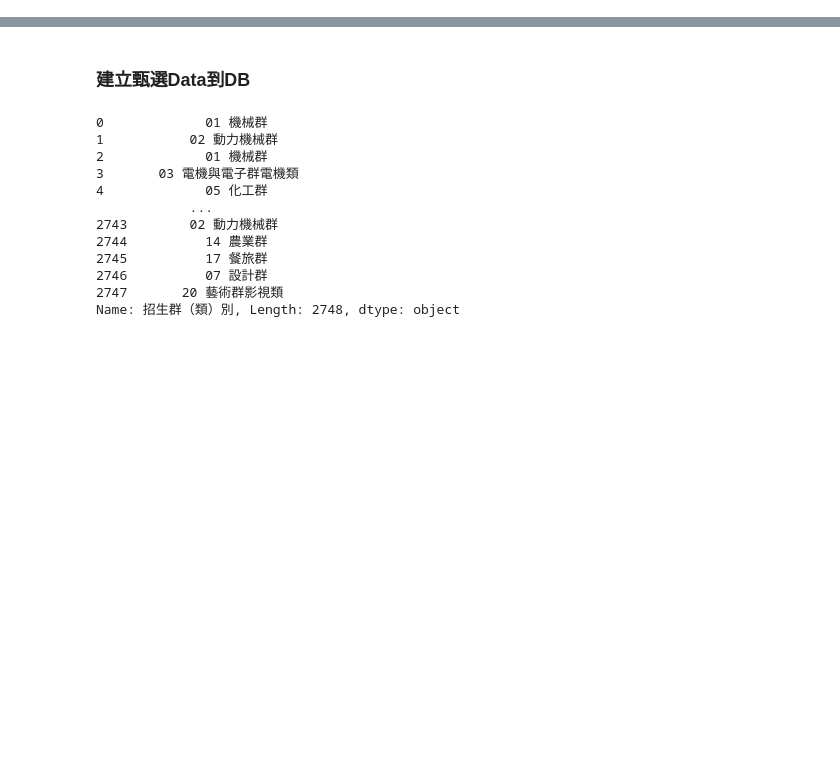
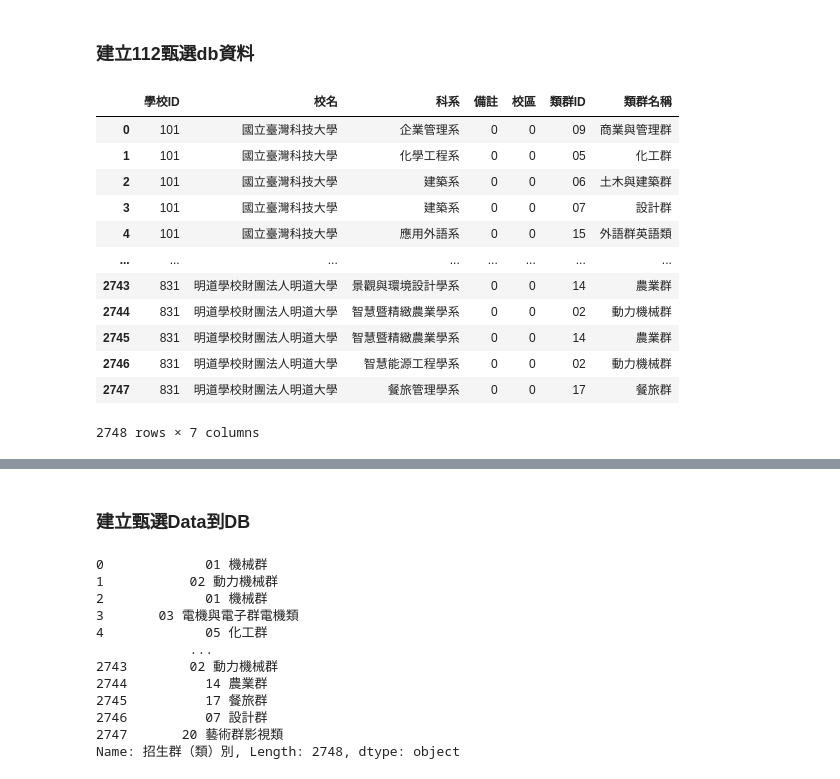
Before and after one commit to ziyuan1135/vocational_project, a Jupyter notebook: recommendation_Adm.ipynb, the cells around one changed output, grey strips where cells are left out. Drawn from its saved outputs; the diff is of its cells as text; code cells hidden in the pictures; blank space fills up the shorter version.

```diff
--- a/recommendation_Adm.ipynb
+++ b/recommendation_Adm.ipynb
@@ -4,0 +41,20 @@ import mysql.connector
+# %% [markdown]
+### 建立112甄選db資料
+# %%
+dfSchool = pd.read_excel("./文件集/學校統整v4.xlsx", dtype=str)
+dfRec = pd.read_excel('./文件集/112四技二專甄選_一般組v2.xlsx', dtype=str)
+dfRec
+# %% [output]
+|  | 學校ID | 校名 | 科系 | 備註 | 校區 | 類群ID | 類群名稱 |
+| 0 | 101 | 國立臺灣科技大學 | 企業管理系 | 0 | 0 | 09 | 商業與管理群 |
+| 1 | 101 | 國立臺灣科技大學 | 化學工程系 | 0 | 0 | 05 | 化工群 |
+| 2 | 101 | 國立臺灣科技大學 | 建築系 | 0 | 0 | 06 | 土木與建築群 |
+| 3 | 101 | 國立臺灣科技大學 | 建築系 | 0 | 0 | 07 | 設計群 |
+| 4 | 101 | 國立臺灣科技大學 | 應用外語系 | 0 | 0 | 15 | 外語群英語類 |
+| ... | ... | ... | ... | ... | ... | ... | ... |
+| 2743 | 831 | 明道學校財團法人明道大學 | 景觀與環境設計學系 | 0 | 0 | 14 | 農業群 |
+| 2744 | 831 | 明道學校財團法人明道大學 | 智慧暨精緻農業學系 | 0 | 0 | 02 | 動力機械群 |
+| 2745 | 831 | 明道學校財團法人明道大學 | 智慧暨精緻農業學系 | 0 | 0 | 14 | 農業群 |
+| 2746 | 831 | 明道學校財團法人明道大學 | 智慧能源工程學系 | 0 | 0 | 02 | 動力機械群 |
+| 2747 | 831 | 明道學校財團法人明道大學 | 餐旅管理學系 | 0 | 0 | 17 | 餐旅群 |
+2748 rows × 7 columns
```
Also changed, not shown: parts of 9 cells of this notebook, 15 other files.
